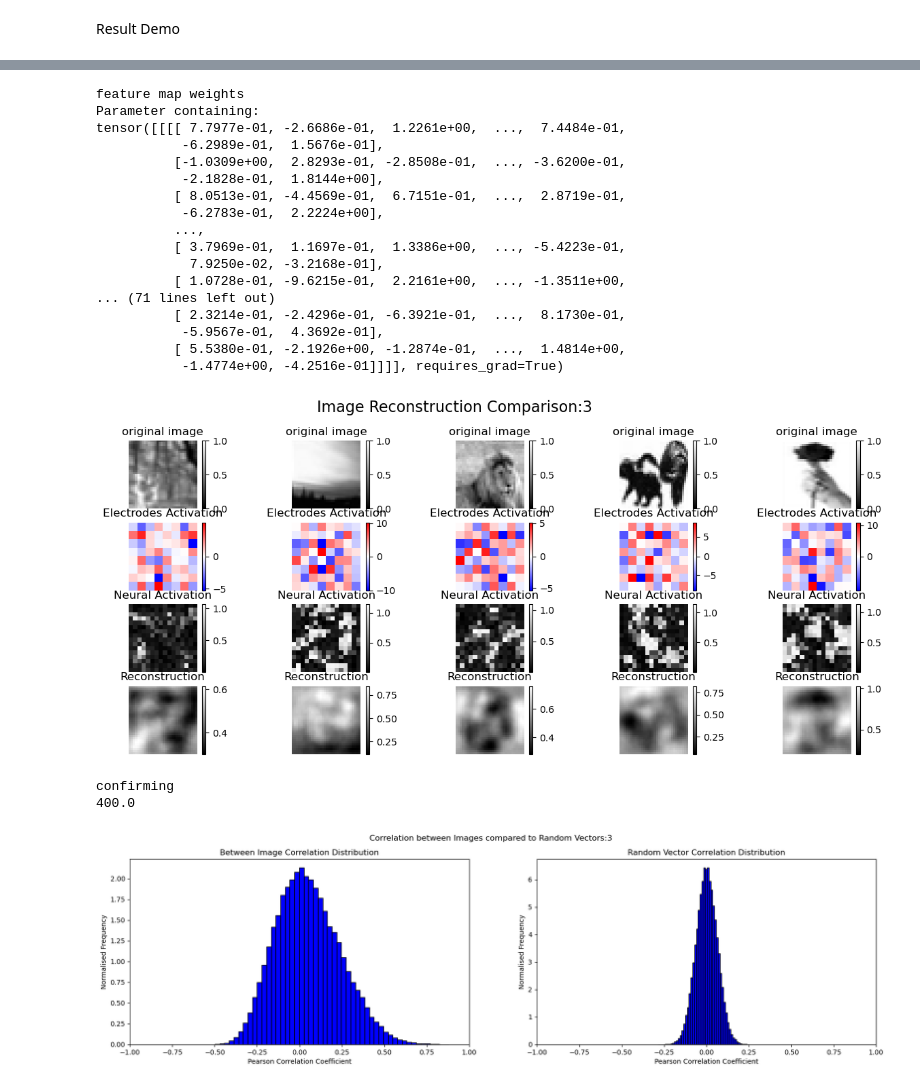
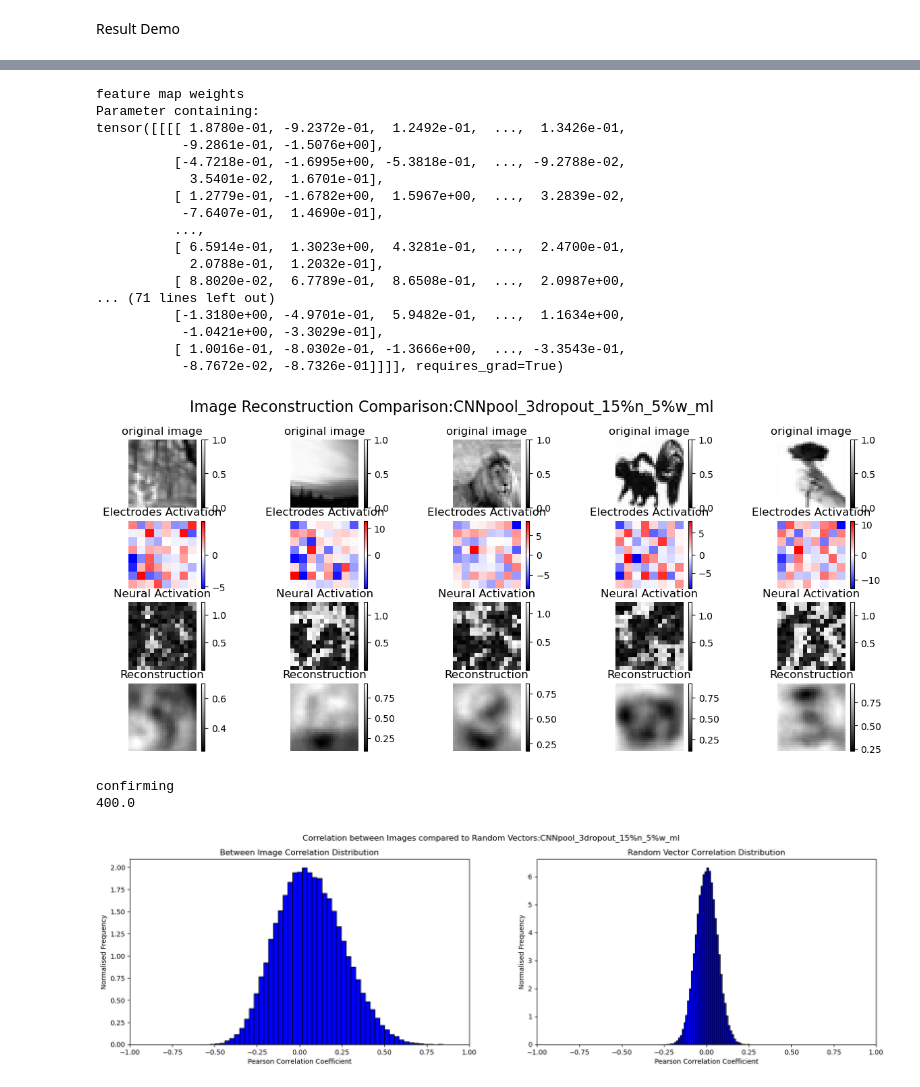
Before and after one commit to Ayacolyte/Capstone-Project, a Jupyter notebook: master_script.ipynb, the cells around one changed output, grey strips where cells are left out. Drawn from its saved outputs; the diff is of its cells as text; code cells hidden in the pictures.

```diff
--- a/master_script.ipynb
+++ b/master_script.ipynb
@@ -3,14 +3,14 @@
 # %% [markdown]
 ### Model Specifications (Modifiable)
 # %%
-model_title = "3"
+model_title = "CNNpool_3dropout_15%n_5%w_ml"
 
 execution_profiles = ['default','sparse','CNN','local_patch','CNN_pool']
 execution_profile = execution_profiles[4]
 
 train_model = True # if this was set to false, the script would only plot and save figures based on your local model
 
-mult_lr = False # this defines whether you want to train the model multiple times with different learning rate. If switched off, the model will use 0.0001 which is an optimum value by experimentation.
+mult_lr = True # this defines whether you want to train the model multiple times with different learning rate. If switched off, the model will use 0.0001 which is an optimum value by experimentation.
 
 current_spread = 1 # this defines the Electric Receptive Field (ERF) spread
 
@@ -23,7 +23,7 @@ num_ftrmap = 0
 if execution_profile == 'CNN_pool':
     num_ftrmap = 20
 
-    kernal_size = 12
+    kernal_size = 16
 
 if execution_profile == 'sparse':
     _lambda = 0.000005 # this defines the penalty for
@@ -59,7 +59,7 @@ img_side_dim = 32 # image side dimension, assuming image is a square. If CIFAR i
 
 activ_spread= 0 # this is an obsolete parameter, always set to 0
 
-n_epochs = 50 # this is an optimum value that works in most cases, only adjust if absolutely neccessary
+n_epochs = 30 # this is an optimum value that works in most cases, only adjust if absolutely neccessary
 # %% [markdown]
 ##### import functions from scripts
 # %%
@@ -193,7 +273,7 @@ comp_error(data_path,model_title)
 output_test_flat, layer1_flat, layer2_flat,neu_maps = show_img_compare(model_path, AutoEncoder,model_title,execution_profile)
 
 Pearson_corr_comp(neu_maps,model_title)
-visualise_psuedo(model_path, AutoEncoder,model_descrip,execution_profile)
+visualise_psuedo(model_path, AutoEncoder,model_title,execution_profile)
 # layer1_flat = layer1_flat.detach().numpy()
 # test_lyr2_flat = layer1_flat @ (W_d.transpose())
 
@@ -206,50 +286,50 @@ visualise_psuedo(model_path, AutoEncoder,model_descrip,execution_profile)
 
 
 
 # side_dim = int(math.sqrt(test_lyr2_flat.shape[1]))
 # test_lyr2 = test_lyr2_flat.view(test_lyr2_flat.shape[0],side_dim,side_dim)
 # test_lyr2_np = test_lyr2.detach().numpy()
 
 # lyr2 = layer2_flat.view(layer2_flat.shape[0],side_dim,side_dim)
 # lyr2_np = lyr2.detach().numpy()
 
 # # Create a figure with 2 subplots side by side
 # fig, (ax1, ax2) = plt.subplots(1, 2, figsize=(10, 4))
 
 # # Plotting on the first subplot
 # img1 = ax1.imshow(test_lyr2_np[4],cmap='gray')
 
 # # Plotting on the second subplot
 # img2 = ax2.imshow(lyr2_np[4],cmap='gray')
 # fig.colorbar(img1, ax=ax1, fraction=0.046, pad=0.04)
 # fig.colorbar(img2, ax=ax2, fraction=0.046, pad=0.04)
 # # Adjust the space between the plots
 # plt.tight_layout()
 
 # # Display the plots
 # plt.show()
 # %% [output]
 feature map weights
 Parameter containing:
-tensor([[[[ 7.7977e-01, -2.6686e-01,  1.2261e+00,  ...,  7.4484e-01,
-           -6.2989e-01,  1.5676e-01],
-          [-1.0309e+00,  2.8293e-01, -2.8508e-01,  ..., -3.6200e-01,
-           -2.1828e-01,  1.8144e+00],
-          [ 8.0513e-01, -4.4569e-01,  6.7151e-01,  ...,  2.8719e-01,
-           -6.2783e-01,  2.2224e+00],
+tensor([[[[ 1.8780e-01, -9.2372e-01,  1.2492e-01,  ...,  1.3426e-01,
+           -9.2861e-01, -1.5076e+00],
+          [-4.7218e-01, -1.6995e+00, -5.3818e-01,  ..., -9.2788e-02,
+            3.5401e-02,  1.6701e-01],
+          [ 1.2779e-01, -1.6782e+00,  1.5967e+00,  ...,  3.2839e-02,
+           -7.6407e-01,  1.4690e-01],
           ...,
-          [ 3.7969e-01,  1.1697e-01,  1.3386e+00,  ..., -5.4223e-01,
-            7.9250e-02, -3.2168e-01],
-          [ 1.0728e-01, -9.6215e-01,  2.2161e+00,  ..., -1.3511e+00,
+          [ 6.5914e-01,  1.3023e+00,  4.3281e-01,  ...,  2.4700e-01,
+            2.0788e-01,  1.2032e-01],
+          [ 8.8020e-02,  6.7789e-01,  8.6508e-01,  ...,  2.0987e+00,
 ... (71 lines left out)
-          [ 2.3214e-01, -2.4296e-01, -6.3921e-01,  ...,  8.1730e-01,
-           -5.9567e-01,  4.3692e-01],
-          [ 5.5380e-01, -2.1926e+00, -1.2874e-01,  ...,  1.4814e+00,
-           -1.4774e+00, -4.2516e-01]]]], requires_grad=True)
+          [-1.3180e+00, -4.9701e-01,  5.9482e-01,  ...,  1.1634e+00,
+           -1.0421e+00, -3.3029e-01],
+          [ 1.0016e-01, -8.0302e-01, -1.3666e+00,  ..., -3.3543e-01,
+           -8.7672e-02, -8.7326e-01]]]], requires_grad=True)
-[figure, old version]
+[figure, new version]
 confirming
 400.0
-[figure, old version]
+[figure, new version]
 # %%
 show_FFT = True
 model_loaded = visualize_img_recep(model_path, AutoEncoder, img_side_dim,elec_side_dim,model_title,show_FFT,execution_profile)
```
Also changed, not shown: parts of 6 cells of this notebook, 38 other files.
